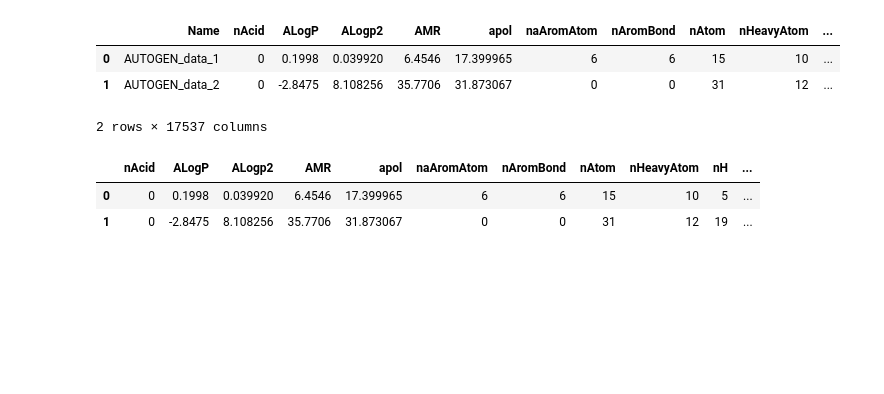
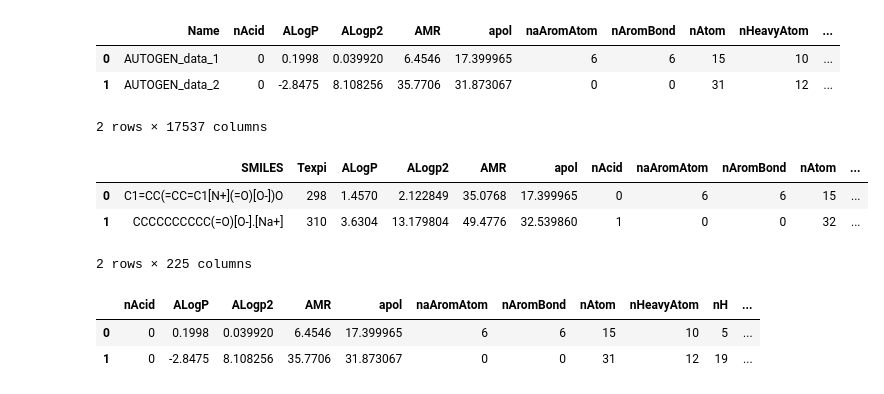
Before and after one commit to AhmadHammad21/Skin-Permeation, a Jupyter notebook: notebooks/trials/1. Data Preparation.ipynb, the cells around one changed output. Cells and saved outputs as stored; diff of their text form; code cells hidden in the pictures; blank space fills up the shorter version.

Commit message:
trials notebook 2

```diff
--- a/notebooks/trials/1. Data Preparation.ipynb
+++ b/notebooks/trials/1. Data Preparation.ipynb
@@ -12,4 +12,5 @@ import seaborn as sns
 # %%
 original_df = pd.read_csv("../../descriptors-trials/trial 1/data-original.csv", encoding= 'unicode_escape')
 output_df = pd.read_csv("../../descriptors-trials/trial 1/output.csv", encoding= 'unicode_escape')
+data_descriptors = pd.read_csv("../../descriptors-trials/trial 3/data-descriptors.csv", encoding= 'unicode_escape')
 # %%
@@ -29,6 +30,13 @@ output_df.head(2)
 | 0 | AUTOGEN_data_1 | 0 | 0.1998 | 0.039920 | 6.4546 | 17.399965 | 6 | 6 | 15 | 10 | ... |
 | 1 | AUTOGEN_data_2 | 0 | -2.8475 | 8.108256 | 35.7706 | 31.873067 | 0 | 0 | 31 | 12 | ... |
 2 rows × 17537 columns
+# %%
+data_descriptors.head(2)
+# %% [output]
+|  | SMILES | Texpi | ALogP | ALogp2 | AMR | apol | nAcid | naAromAtom | nAromBond | nAtom | ... |
+| 0 | C1=CC(=CC=C1[N+](=O)[O-])O | 298 | 1.4570 | 2.122849 | 35.0768 | 17.399965 | 0 | 6 | 6 | 15 | ... |
+| 1 | CCCCCCCCCC(=O)[O-].[Na+] | 310 | 3.6304 | 13.179804 | 49.4776 | 32.539860 | 1 | 0 | 0 | 32 | ... |
+2 rows × 225 columns
 # %%
 clean_output_df = output_df.copy()
 # %%
```
Also changed, not shown: parts of 17 cells of this notebook, 5 other files.
